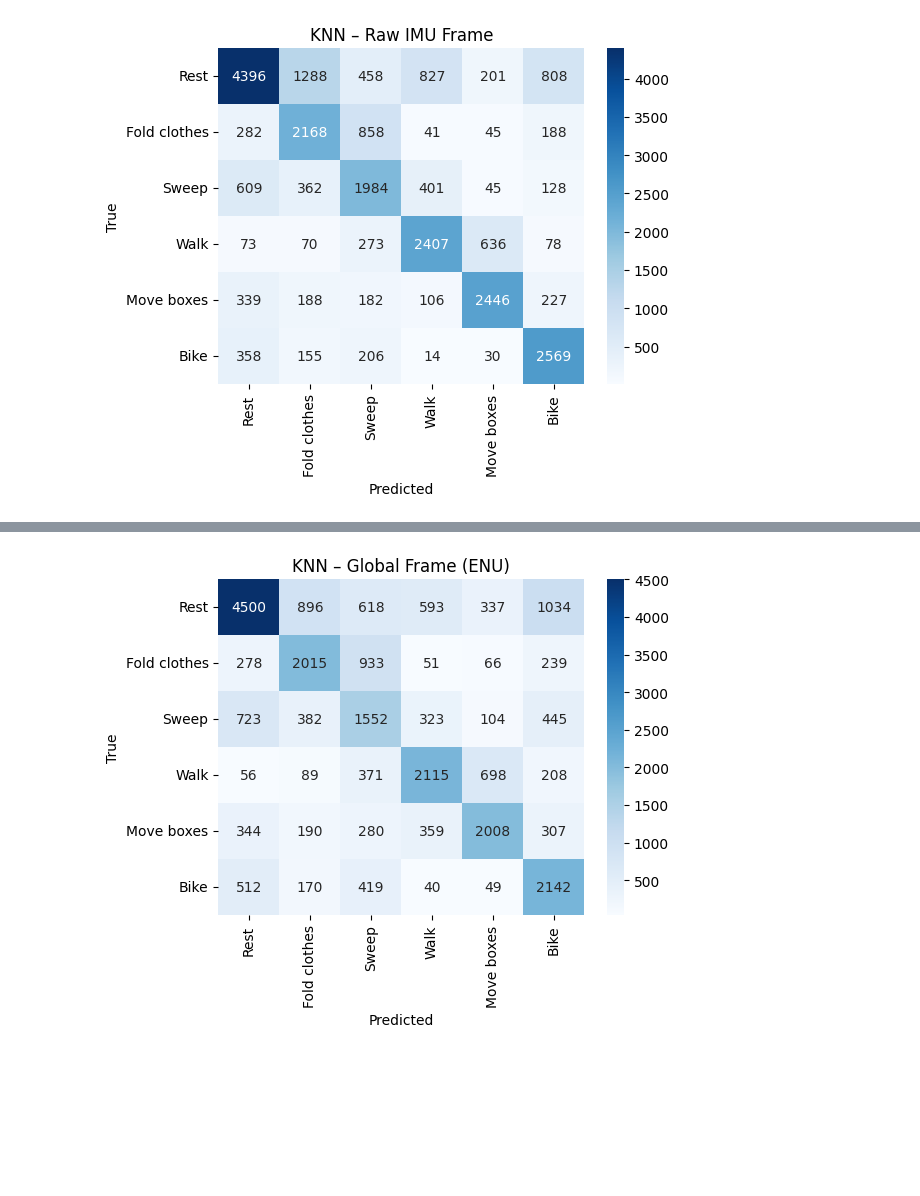
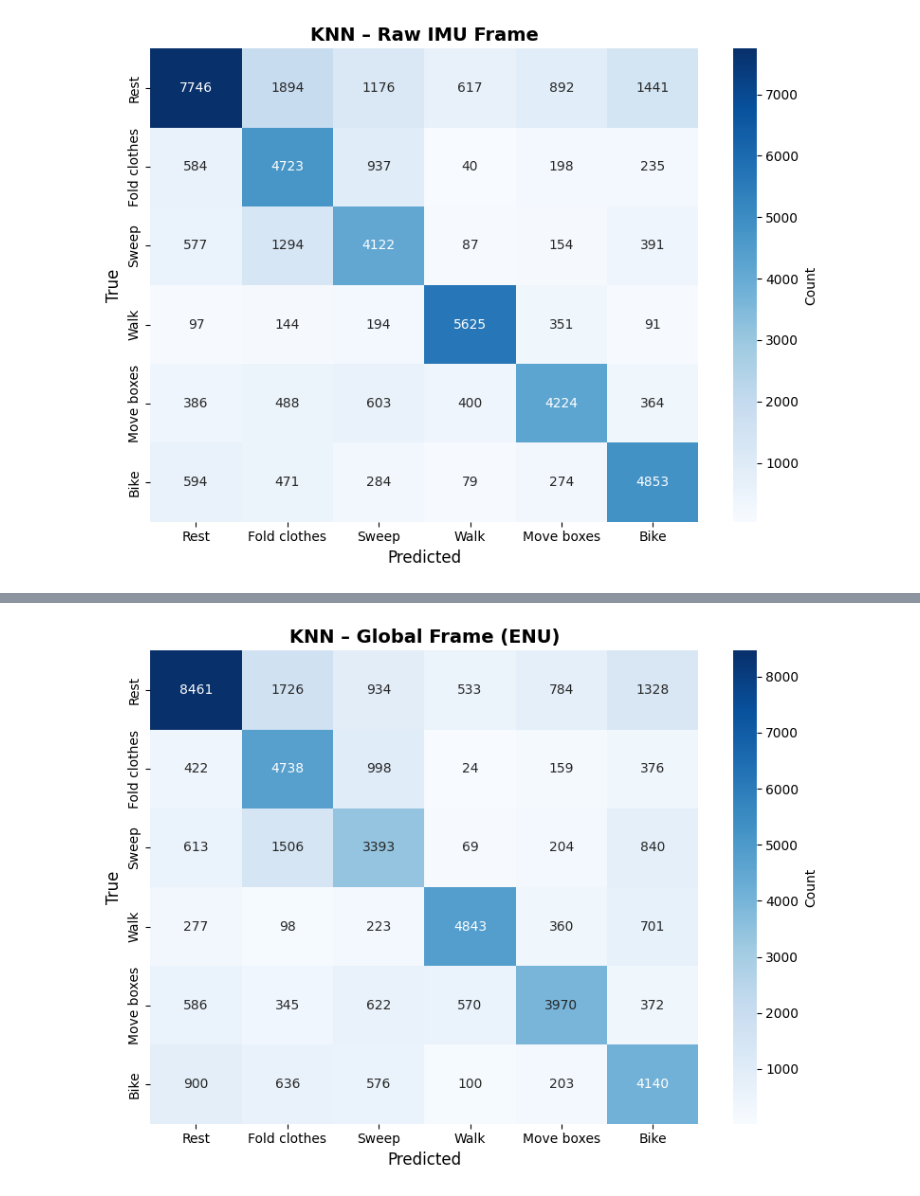
Before and after one commit to Ninjaprime875/ScienceFair_Code, a Jupyter notebook: KNN/KNN_DatasetNEW.ipynb, the cells around one changed output, grey strips where cells are left out. Cells and saved outputs as stored; diff of their text form; code cells hidden in the pictures; blank space fills up the shorter version.

```diff
--- a/KNN/KNN_DatasetNEW.ipynb
+++ b/KNN/KNN_DatasetNEW.ipynb
@@ -88,7 +127,6 @@ def split_subjects_60_20_20(subject_dfs):
 def sliding_windows(df):
     for start in range(0, len(df) - WINDOW_SIZE + 1, STEP_SIZE):
         yield df.iloc[start:start + WINDOW_SIZE]
-
 
 def extract_features(window, cols):
     feats = []
@@ -126,8 +164,9 @@ def build_dataset(dfs, feature_cols):
         df = df[feature_cols + ["label"]]
 
         for w in sliding_windows(df):
-            X.append(extract_features(w, feature_cols))
-            y.append(w["label"].iloc[0])
+            if w["label"].nunique() == 1:
+                X.append(extract_features(w, feature_cols))
+                y.append(w["label"].iloc[0])
 
     return np.array(X), np.array(y)
 # %%
@@ -169,18 +218,14 @@ def select_knn_on_validation(X_train, y_train, X_val, y_val):
         "metric": "euclidean"
     }
 
-    pipeline = Pipeline([
-        ("scaler", StandardScaler()),
-        ("knn", KNeighborsClassifier(**params))
-    ])
-
-    pipeline.fit(X_train, y_train)
-    y_val_pred = pipeline.predict(X_val)
+    knn = KNeighborsClassifier(**params)
+    knn.fit(X_train, y_train)
+    y_val_pred = knn.predict(X_val)
 
     f1 = f1_score(y_val, y_val_pred, average="macro")
 
-    print("Using fixed parameters:", params)
-    print(f"Validation F1: {f1:.4f}")
+    print(f"\nKNN parameters: {params}")
+    print(f"Validation F1 (macro): {f1:.4f}")
 
     return params
 # %%
@@ -225,11 +269,17 @@ if __name__ == "__main__":
     train_dfs, val_dfs, test_dfs = split_subjects_60_20_20(subject_dfs)
 
     X_train_raw, y_train_raw = build_dataset(train_dfs, RAW_FEATURES)
+    X_val_raw, y_val_raw = build_dataset(val_dfs, RAW_FEATURES)
+    X_test_raw, y_test_raw = build_dataset(test_dfs, RAW_FEATURES)
+
     X_train_raw, y_train_raw = balance_classes_undersample(
         X_train_raw, y_train_raw
     )
-    X_val_raw, y_val_raw = build_dataset(val_dfs, RAW_FEATURES)
-    X_test_raw, y_test_raw = build_dataset(test_dfs, RAW_FEATURES)
+
+    X_train_raw, X_val_raw, X_test_raw = zscore_normalize(
+        X_train_raw, X_val_raw, X_test_raw
+    )
+
     best_raw_params = select_knn_on_validation(
         X_train_raw, y_train_raw,
         X_val_raw, y_val_raw
@@ -241,12 +291,19 @@ if __name__ == "__main__":
         "KNN – Raw IMU Frame"
     )
 
+
     X_train_gft, y_train_gft = build_dataset(train_dfs, GFT_FEATURES)
+    X_val_gft, y_val_gft = build_dataset(val_dfs, GFT_FEATURES)
+    X_test_gft, y_test_gft = build_dataset(test_dfs, GFT_FEATURES)
+
     X_train_gft, y_train_gft = balance_classes_undersample(
         X_train_gft, y_train_gft
     )
-    X_val_gft, y_val_gft = build_dataset(val_dfs, GFT_FEATURES)
-    X_test_gft, y_test_gft = build_dataset(test_dfs, GFT_FEATURES)
+
+    X_train_gft, X_val_gft, X_test_gft = zscore_normalize(
+        X_train_gft, X_val_gft, X_test_gft
+    )
+
     best_gft_params = select_knn_on_validation(
         X_train_gft, y_train_gft,
         X_val_gft, y_val_gft
@@ -258,7 +315,14 @@ if __name__ == "__main__":
         "KNN – Global Frame (ENU)"
     )
 
-    print("\n========== SUMMARY ==========")
-    print("Raw Frame:", raw_metrics)
-    print("Global Frame:", gft_metrics)
+    print("Summary")
+    print(f"\nRaw IMU Frame:")
+    print(f"  Precision: {raw_metrics['precision']:.4f}")
+    print(f"  Recall:    {raw_metrics['recall']:.4f}")
+    print(f"  F1-Score:  {raw_metrics['f1']:.4f}")
+
+    print(f"\nGlobal Frame (ENU):")
+    print(f"  Precision: {gft_metrics['precision']:.4f}")
+    print(f"  Recall:    {gft_metrics['recall']:.4f}")
+    print(f"  F1-Score:  {gft_metrics['f1']:.4f}")
 # %% [output]
@@ -282 +346 @@ weighted avg     0.6400    0.6276    0.6283     25446
-[figure, old version]
+[figure, new version]
@@ -300 +364 @@ weighted avg     0.5803    0.5632    0.5675     25446
-[figure, old version]
+[figure, new version]
```
Also changed, not shown: parts of 8 cells of this notebook, 1 other file.
